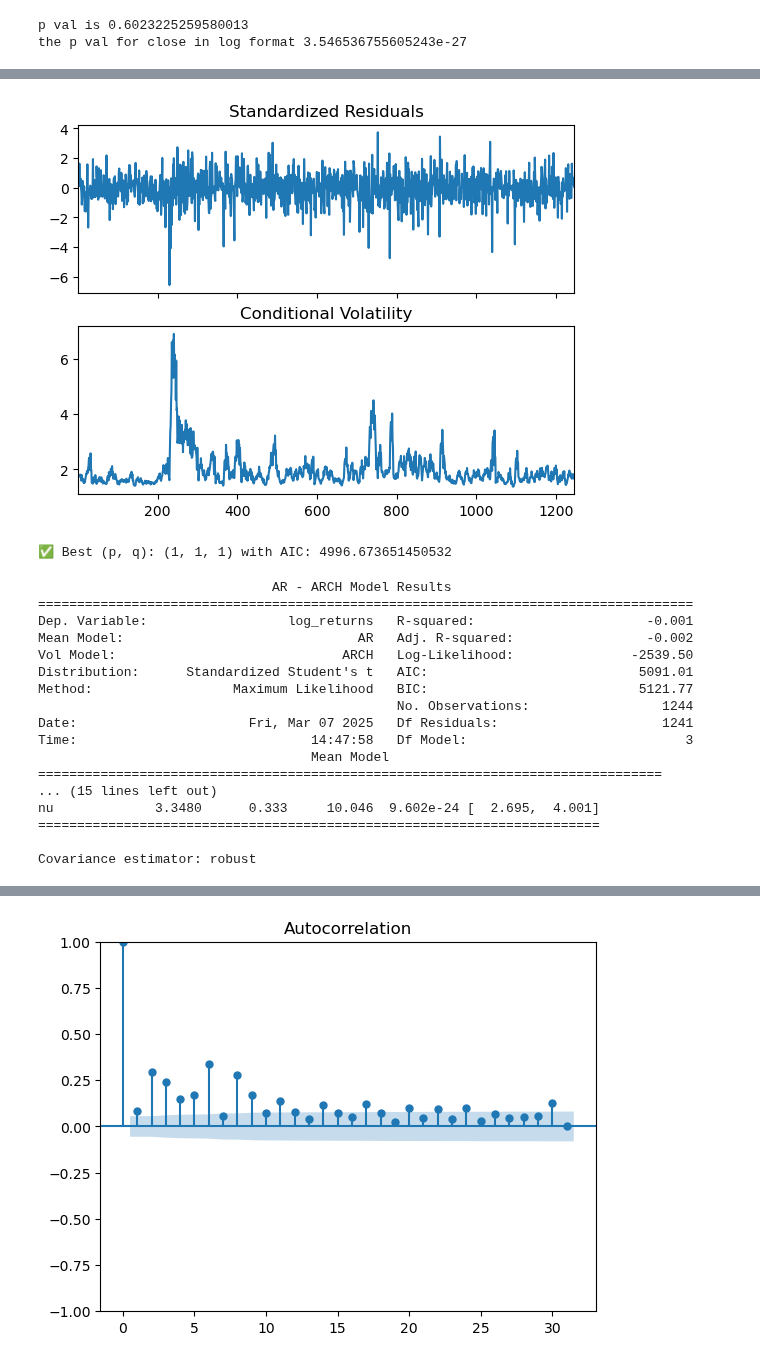
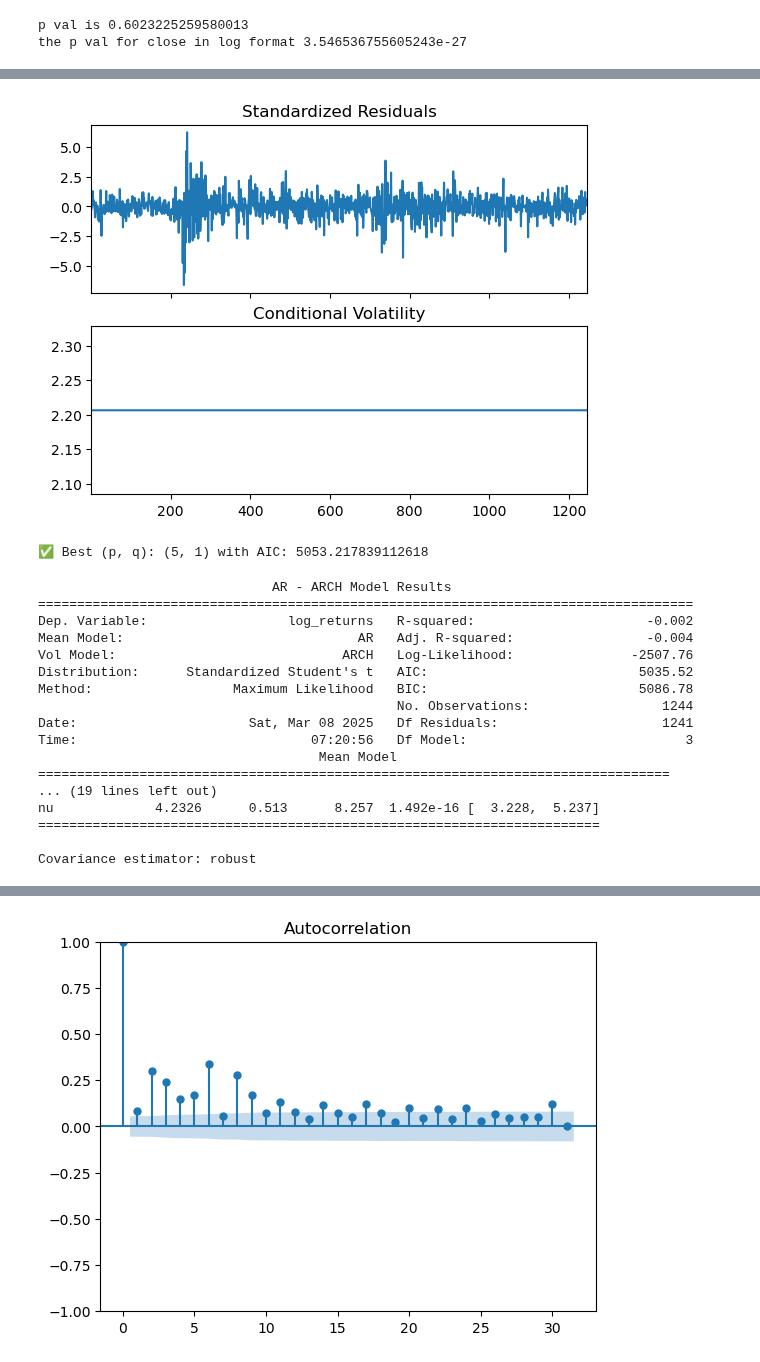
Before and after one commit to lucaluisadjei/pythongermanstocks, a Jupyter notebook: etl_v2.ipynb, the cells around one changed output, grey strips where cells are left out. Saved outputs shown, nothing was run; the diff lists cells and outputs as text; code cells hidden in the pictures.

```diff
--- a/etl_v2.ipynb
+++ b/etl_v2.ipynb
@@ -300,13 +293,18 @@ Covariance estimator: robust
 # %%
 
 residuals=model.resid
 residuals=residuals.dropna
 
-fig = arch_bmw_model.plot()
+fig = model.plot()
 plt.show()
 # %% [output]
-[figure, old version]
+[figure, new version]
 # %%
+best_aic = np.inf  # Start with a very high AIC
+best_pq = None  # Store best (p, q)
+
+
+
 for p in range(1, 6):  # Test small ranges first
     for q in range(1, 6):
         try:
@@ -319,26 +317,26 @@ for p in range(1, 6):  # Test small ranges first
 
 print(f"✅ Best (p, q): {best_pq} with AIC: {best_aic}")
 # %% [output]
-✅ Best (p, q): (1, 1, 1) with AIC: 4996.673651450532
+✅ Best (p, q): (5, 1) with AIC: 5053.217839112618
 # %%
 ##make an arch model
-arch_bmw_model= arch_model(training_data['log_returns'],mean='AR',lags=2,vol='ARCH',p=1,q=1,dist='t').fit(disp='off')
+arch_bmw_model= arch_model(training_data['log_returns'],mean='AR',lags=2,vol='ARCH',p=5,q=1,dist='t').fit(disp='off')
 print(arch_bmw_model.summary())
 # %% [output]
                               AR - ARCH Model Results
 ====================================================================================
-Dep. Variable:                  log_returns   R-squared:                      -0.001
-Mean Model:                              AR   Adj. R-squared:                 -0.002
-Vol Model:                             ARCH   Log-Likelihood:               -2539.50
-Distribution:      Standardized Student's t   AIC:                           5091.01
-Method:                  Maximum Likelihood   BIC:                           5121.77
+Dep. Variable:                  log_returns   R-squared:                      -0.002
+Mean Model:                              AR   Adj. R-squared:                 -0.004
+Vol Model:                             ARCH   Log-Likelihood:               -2507.76
+Distribution:      Standardized Student's t   AIC:                           5035.52
+Method:                  Maximum Likelihood   BIC:                           5086.78
                                               No. Observations:                 1244
-Date:                      Fri, Mar 07 2025   Df Residuals:                     1241
-Time:                              14:47:58   Df Model:                            3
-                                   Mean Model
-================================================================================
-... (15 lines left out)
-nu             3.3480      0.333     10.046  9.602e-24 [  2.695,  4.001]
+Date:                      Sat, Mar 08 2025   Df Residuals:                     1241
+Time:                              07:20:56   Df Model:                            3
+                                    Mean Model
+=================================================================================
+... (19 lines left out)
+nu             4.2326      0.513      8.257  1.492e-16 [  3.228,  5.237]
 ========================================================================
 
 Covariance estimator: robust
```
Also changed, not shown: parts of 16 cells of this notebook.
